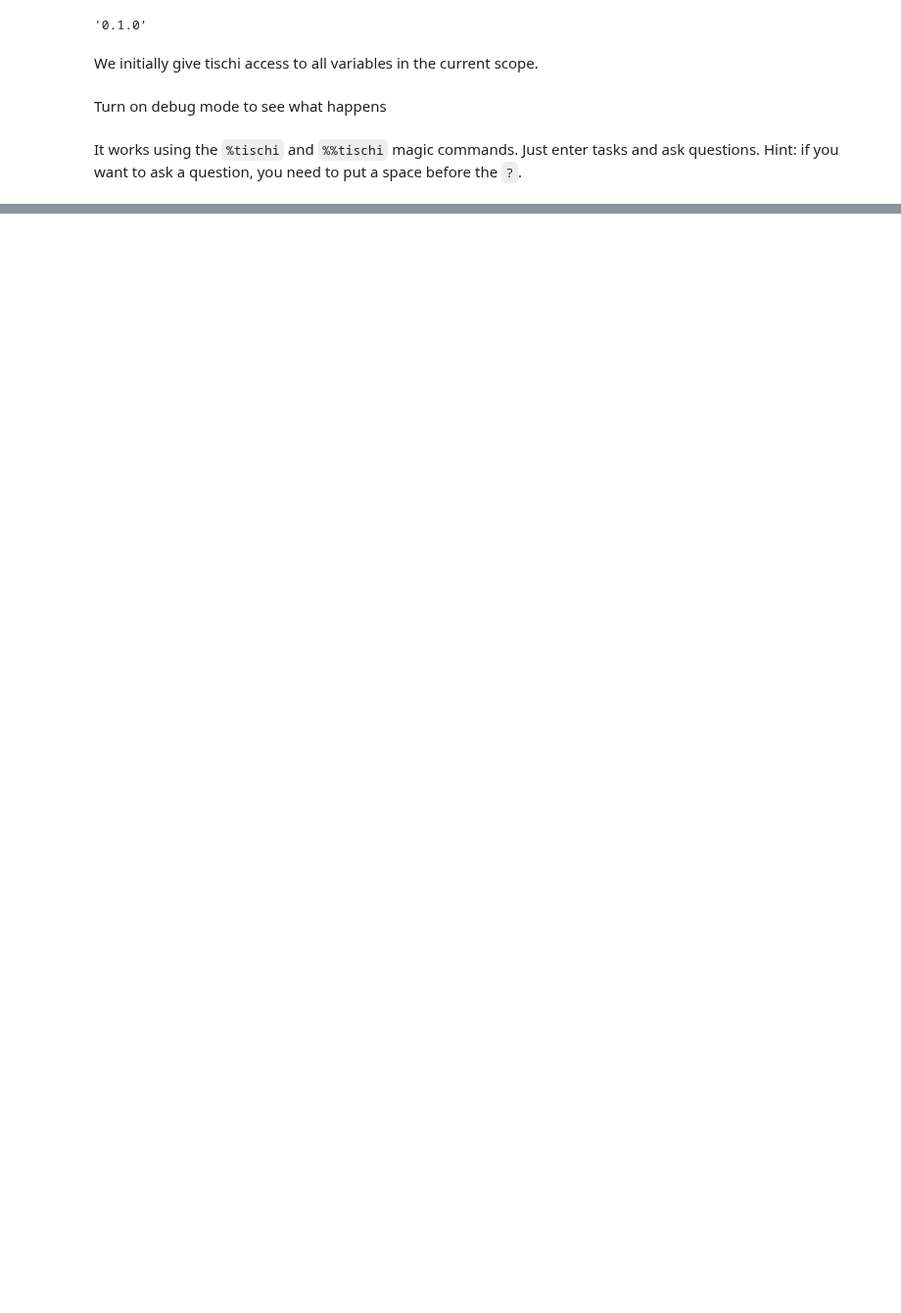
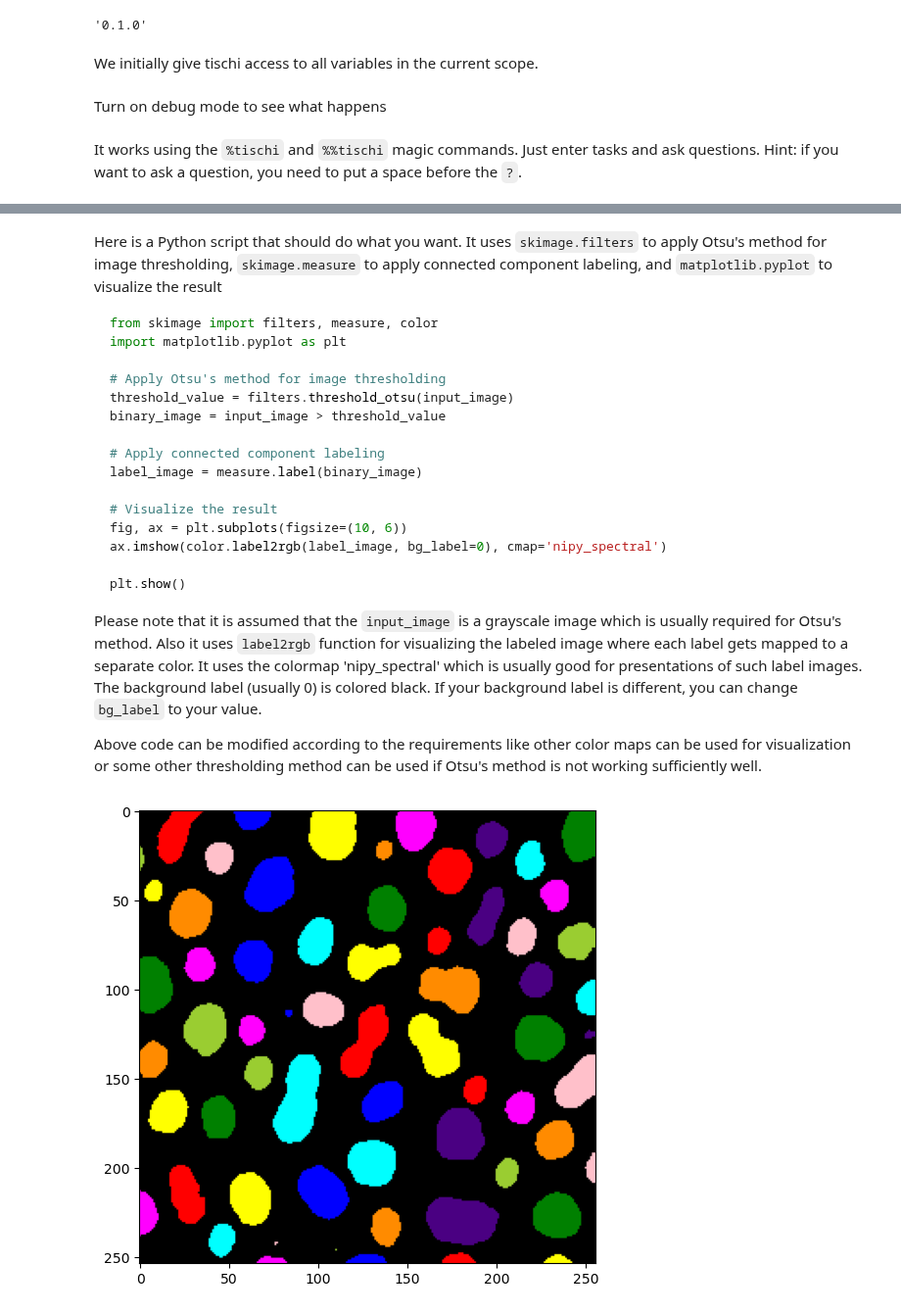
Before and after one commit to haesleinhuepf/bia-bob, a Jupyter notebook: demo/basic_demo.ipynb, the cells around one changed output, grey strips where cells are left out. Shown at 98% size. Cells and saved outputs as stored; diff of their text form; code cells hidden in the pictures; blank space fills up the shorter version.

````diff
--- a/demo/basic_demo.ipynb
+++ b/demo/basic_demo.ipynb
@@ -63,0 +56,31 @@ FileNotFoundError: No such file: 'C:\structure\code\bia-tischi\demo\image.jpg'
+# %%
+%%tischi
+* Use Otsu's method to segment the image stored in the variable input_image,
+* apply connected component labeling to label individual objects,
+* store the result in the variable label_image, and
+* visualize the result
+# %% [output]
+Here is a Python script that should do what you want. It uses `skimage.filters` to apply Otsu's method for image thresholding, `skimage.measure` to apply connected component labeling, and `matplotlib.pyplot` to visualize the result
+
+```python
+from skimage import filters, measure, color
+import matplotlib.pyplot as plt
+
+# Apply Otsu's method for image thresholding
+threshold_value = filters.threshold_otsu(input_image)
+binary_image = input_image > threshold_value
+
+# Apply connected component labeling
+label_image = measure.label(binary_image)
+
+# Visualize the result
+fig, ax = plt.subplots(figsize=(10, 6))
+ax.imshow(color.label2rgb(label_image, bg_label=0), cmap='nipy_spectral')
+
+plt.show()
+```
+
+Please note that it is assumed that the `input_image` is a grayscale image which is usually required for Otsu's method. Also it uses `label2rgb` function for visualizing the labeled image where each label gets mapped to a separate color. It uses the colormap 'nipy_spectral' which is usually good for presentations of such label images. The background label (usually 0) is colored black. If your background label is different, you can change `bg_label` to your value.
+
+Above code can be modified according to the requirements like other color maps can be used for visualization or some other thresholding method can be used if Otsu's method is not working sufficiently well.
+[figure, added]
````
Also changed, not shown: parts of 11 cells of this notebook, 4 other files.
